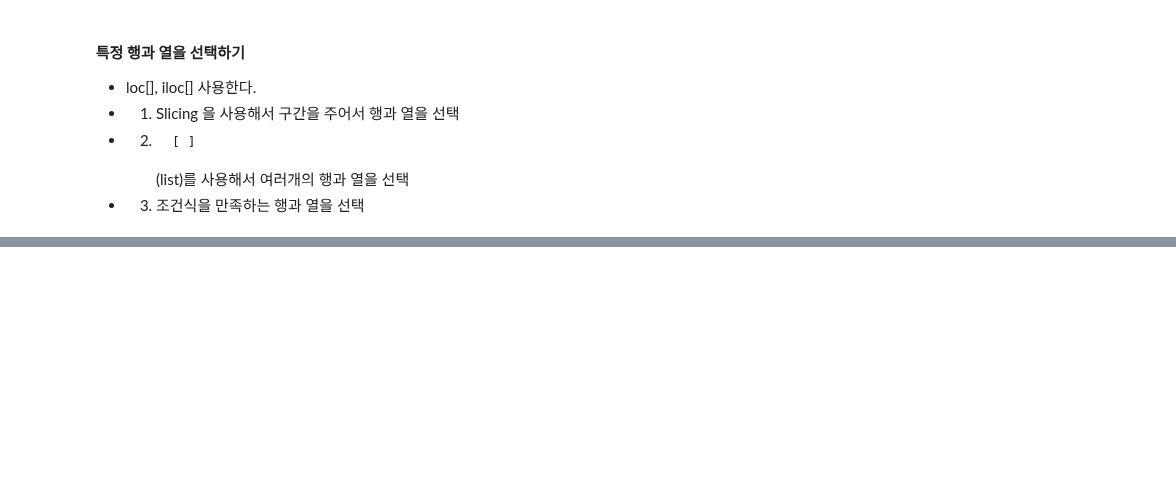
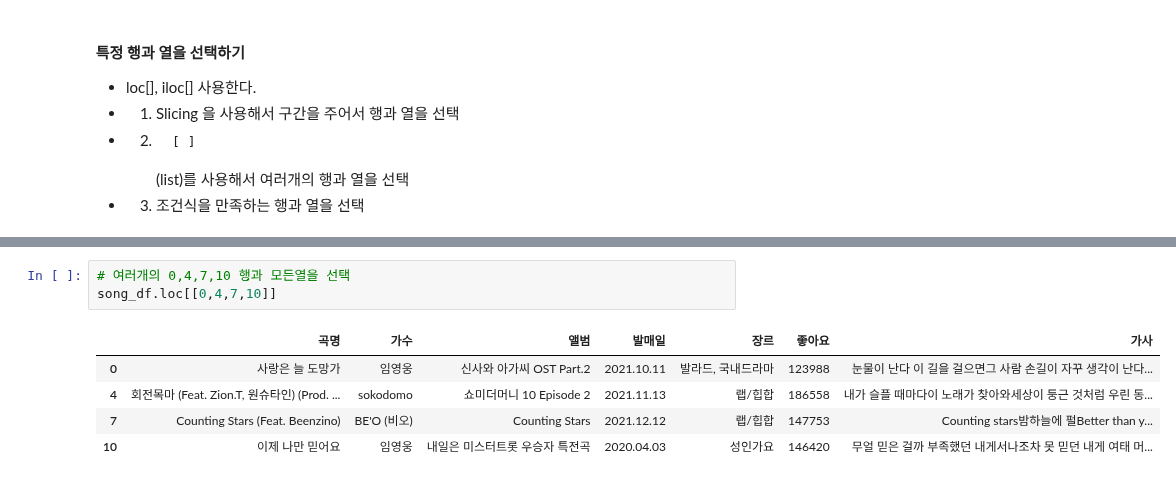
Before and after one commit to TheMatw/python_webscraping, a Jupyter notebook: 05Melon100Chart.ipynb, the cells around one changed output, grey strips where cells are left out. Drawn from its saved outputs; the diff is of its cells as text; blank space fills up the shorter version.

```diff
--- a/05Melon100Chart.ipynb
+++ b/05Melon100Chart.ipynb
@@ -353,0 +384,9 @@ song_df
+# %%
+# 여러개의 0,4,7,10 행과 모든열을 선택
+song_df.loc[[0,4,7,10]]
+# %% [output]
+|  | 곡명 | 가수 | 앨범 | 발매일 | 장르 | 좋아요 | 가사 |
+| 0 | 사랑은 늘 도망가 | 임영웅 | 신사와 아가씨 OST Part.2 | 2021.10.11 | 발라드, 국내드라마 | 123988 | 눈물이 난다 이 길을 걸으면그 사람 손길이 자꾸 생각이 난다... |
+| 4 | 회전목마 (Feat. Zion.T, 원슈타인) (Prod. ... | sokodomo | 쇼미더머니 10 Episode 2 | 2021.11.13 | 랩/힙합 | 186558 | 내가 슬플 때마다이 노래가 찾아와세상이 둥근 것처럼 우린 동... |
+| 7 | Counting Stars (Feat. Beenzino) | BE'O (비오) | Counting Stars | 2021.12.12 | 랩/힙합 | 147753 | Counting stars밤하늘에 펄Better than y... |
+| 10 | 이제 나만 믿어요 | 임영웅 | 내일은 미스터트롯 우승자 특전곡 | 2020.04.03 | 성인가요 | 146420 | 무얼 믿은 걸까 부족했던 내게서나조차 못 믿던 내게 여태 머... |
```
Also changed, not shown: parts of 6 cells of this notebook.
